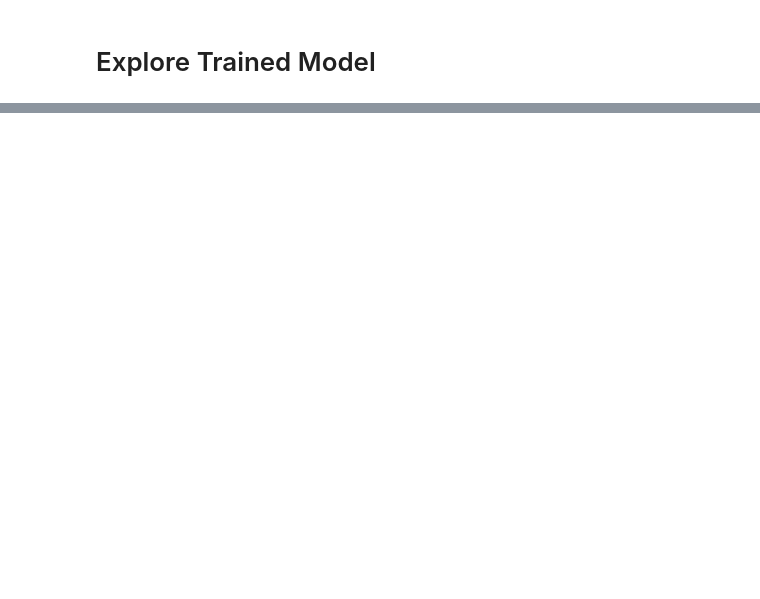
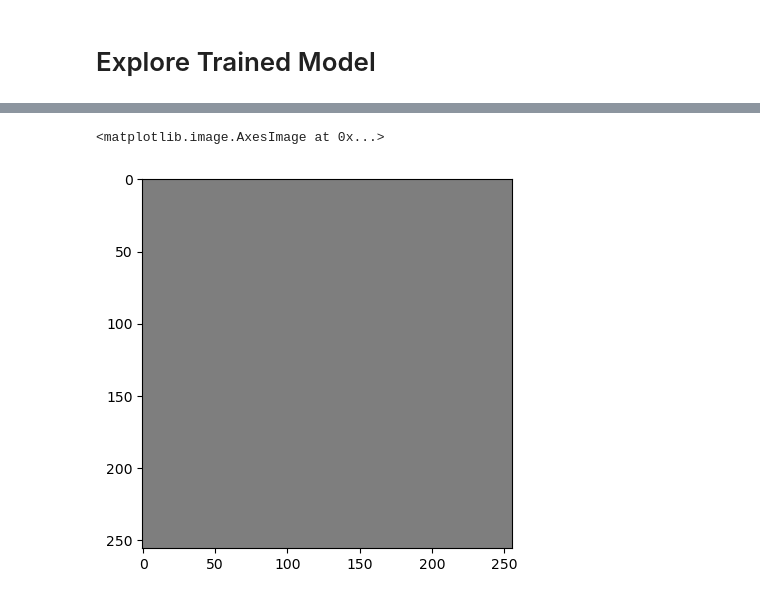
Before and after one commit to aivan6842/cs484-project, a Jupyter notebook: object-removal-and-impainting.ipynb, the cells around one changed output, grey strips where cells are left out. Drawn from its saved outputs; the diff is of its cells as text; code cells hidden in the pictures; blank space fills up the shorter version.

```diff
--- a/object-removal-and-impainting.ipynb
+++ b/object-removal-and-impainting.ipynb
@@ -207,6 +273,7 @@ class Generator(nn.Module):
         # non-learnable layers
         self.down_sample = nn.AvgPool2d(2)
         self.relu = torch.nn.ReLU()
+        self.sigmoid = nn.Sigmoid()
 
     def forward(self, x):
         # encode
@@ -221,7 +288,7 @@ class Generator(nn.Module):
         x7 = self.convt3(torch.concat([x6, x2], dim=1))
         x8 = self.convt4(torch.concat([x7, x1], dim=1))
         x9 = self.convt5(x8)
-        x10 = self.relu(x9)
+        x10 = self.sigmoid(x9)
 
         return x10
 # %%
@@ -423,9 +513,10 @@ print(item[0].shape, item[1].shape)
 # %%
 cropped_img = item[0][None].to(device)
 with torch.no_grad():
     output = generator(cropped_img).detach().cpu()
 
 plt.figure()
-
-unnormalized = output[0] * STDS[:, None, None] + MEANS[:, None, None]
-plt.imshow(np.transpose(unnormalized.numpy(), (1, 2, 0)))
+plt.imshow(np.transpose(output[0].numpy(), (1, 2, 0)))
+# %% [output]
+<matplotlib.image.AxesImage at 0x...>
+[figure, added]
```
Also changed, not shown: parts of 23 cells of this notebook, 25 other files.
